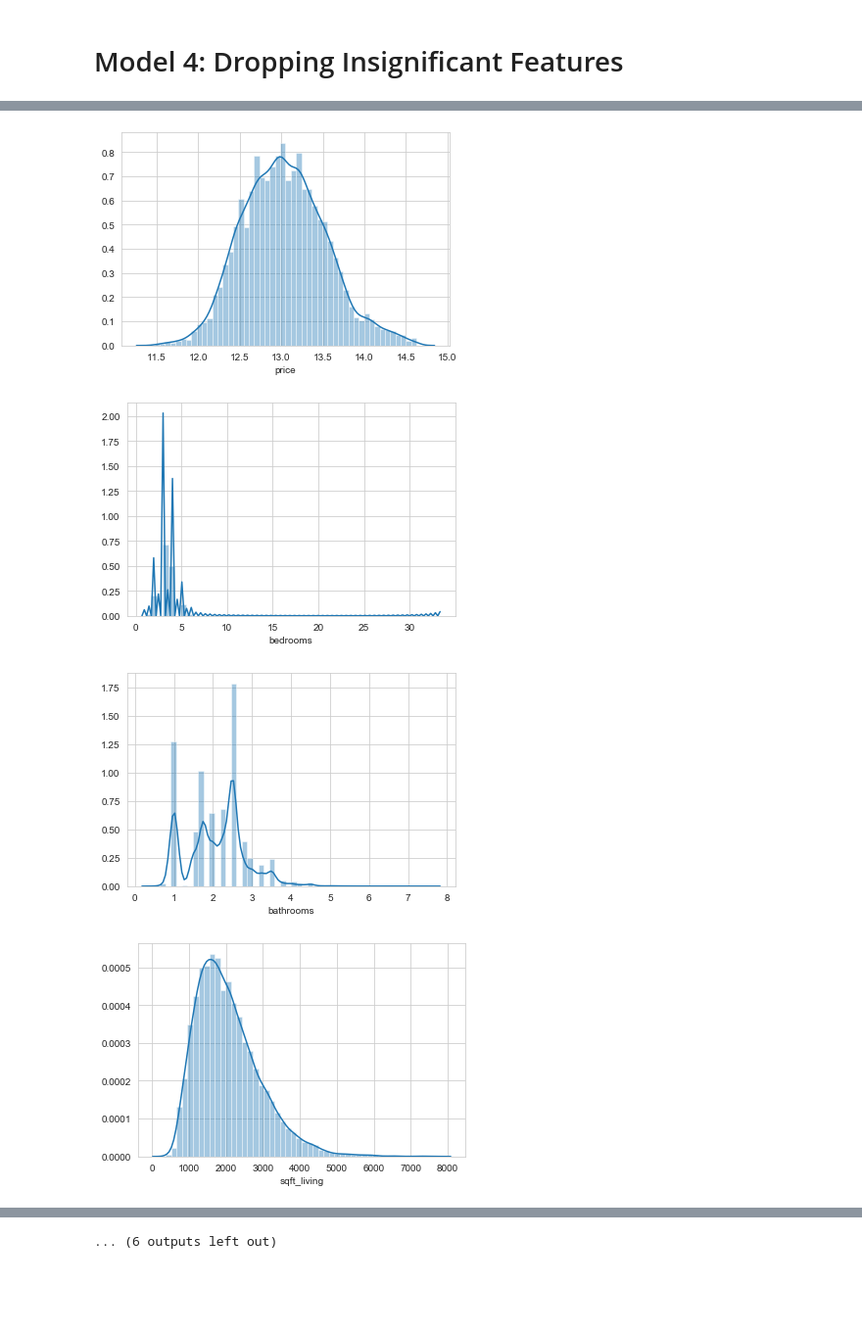
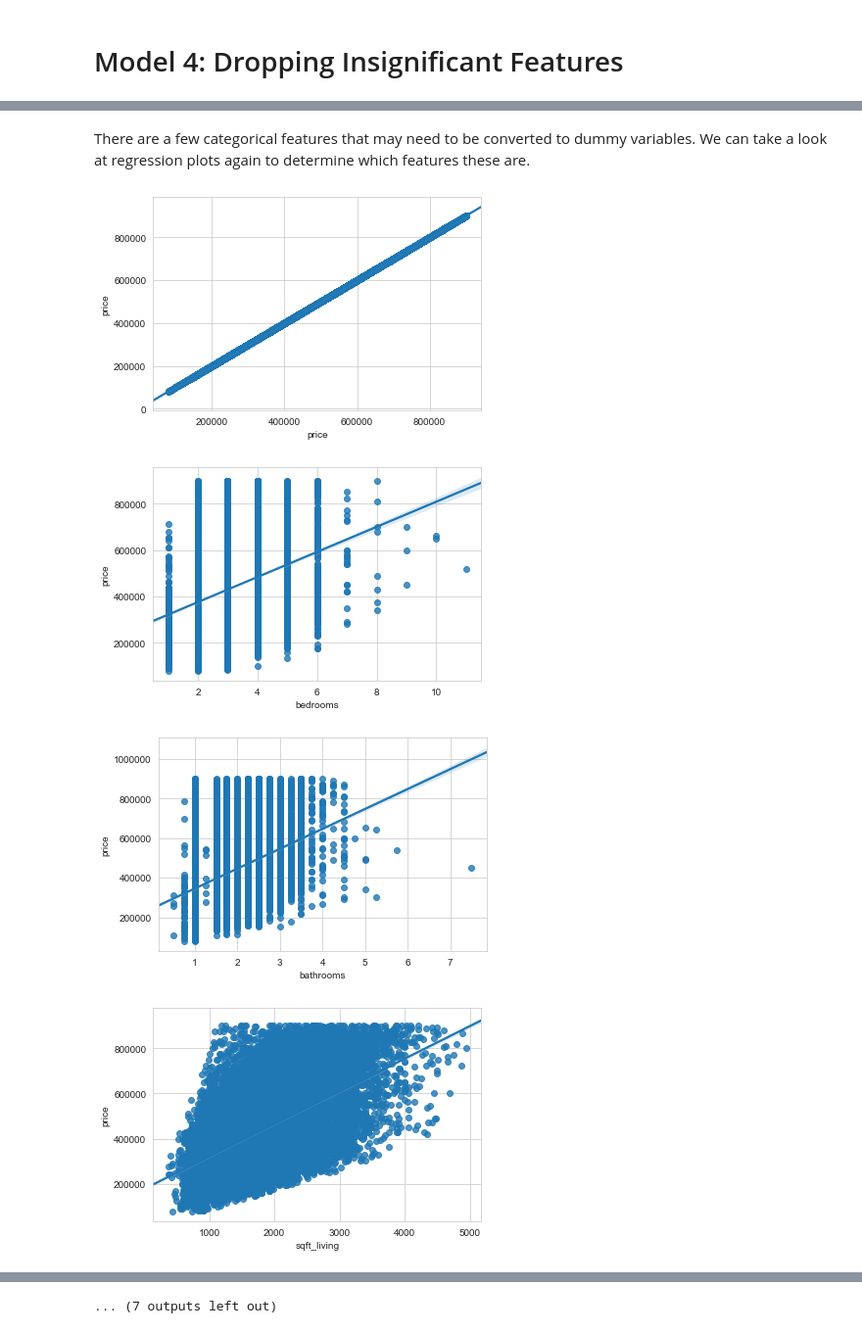
Before and after one commit to dbarth411/Multiple-Linear-Regression-King-County-Housing, a Jupyter notebook: student.ipynb, the cells around one changed output, grey strips where cells are left out. Shown at 98% size. Cells and saved outputs as stored; diff of their text form; code cells hidden in the pictures; blank space fills up the shorter version.

```diff
--- a/student.ipynb
+++ b/student.ipynb
@@ -409,7 +431,5 @@ Residuals are not normal, which violates are assumption of normality. We will tr
 # %% [markdown]
 # Model 2: Normalizing the Dependent Variable
-# %%
-df.price = df.price.map(np.log)
 # %%
 sns.distplot(df.price)
 # %% [output]
@@ -420,5 +440,5 @@ After the log transformation, the distribution still has heavy tails. We need to
 # %%
-df = df[(np.abs(stats.zscore(df.price)) < 3)]
+df = df[df['price'] <= 900000]
 # %%
 sns.distplot(df.price)
 # %% [output]
@@ -619,7 +658,7 @@ Our adjusted R squared stays the same at .771, but sqft_lot15 is still showing a
 # Model 4: Dropping Insignificant Features
 # %%
 #Drop sqft_lot15
-df = df.drop(columns=['sqft_lot15'], axis=1)
+df = df.drop(columns=['month_sold'], axis=1)
 # %%
 #Build new model
 model = linear_model(df)
@@ -656,9 +725,15 @@ Looking at the distribution of residuals, our kurtosis is still a little high at
+# %%
+df = df[df['bedrooms'] <= 11]
+df = df[df['sqft_lot'] <= 15000]
+df = df[df['sqft_living'] <= 5000]
+# %% [markdown]
+There are a few categorical features that may need to be converted to dummy variables. We can take a look at regression plots again to determine which features these are.
 # %%
 for col in df.columns:
     plt.subplots(1, 1)
-    sns.distplot(df[col])
+    sns.regplot(df[col], df.price)
 # %% [output]
-[figure, old version]
+[figure, new version]
-[figure, old version]
+[figure, new version]
-[figure, old version]
+[figure, new version]
-[figure, old version]
+[figure, new version]
@@ -673 +748 @@ for col in df.columns:
-... (6 outputs left out)
+... (7 outputs left out)
```
Also changed, not shown: parts of 123 cells of this notebook, 3 other files.
